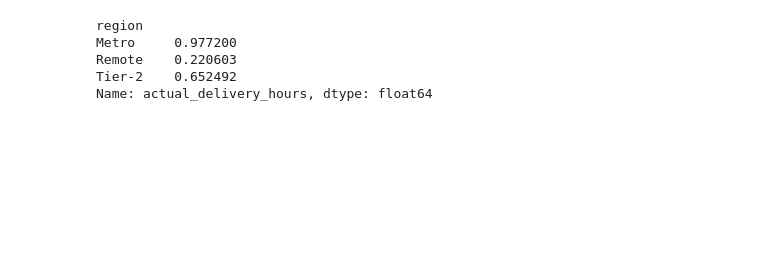
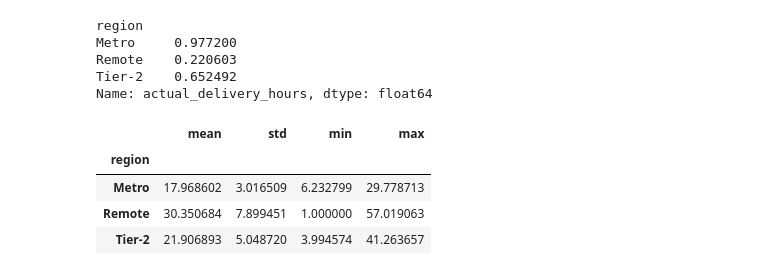
Before and after one commit to balaji27venkatesh-AI/portfolio-delivery-promise-decision-system, a Jupyter notebook: notebooks/02_synthetic_data_generation.ipynb, the cells around one changed output. Saved outputs shown, nothing was run; the diff lists cells and outputs as text; code cells hidden in the pictures; blank space fills up the shorter version.

```diff
--- a/notebooks/02_synthetic_data_generation.ipynb
+++ b/notebooks/02_synthetic_data_generation.ipynb
@@ -201,4 +204,14 @@ Metro     0.977200
 Remote    0.220603
 Tier-2    0.652492
 Name: actual_delivery_hours, dtype: float64
+# %%
+# Computing the summary statistics
+
+df.groupby("region")["actual_delivery_hours"].agg(["mean", "std", "min", "max"])
+# %% [output]
+|  | mean | std | min | max |
+| region |  |  |  |  |
+| Metro | 17.968602 | 3.016509 | 6.232799 | 29.778713 |
+| Remote | 30.350684 | 7.899451 | 1.000000 | 57.019063 |
+| Tier-2 | 21.906893 | 5.048720 | 3.994574 | 41.263657 |
 # %%
```
Also changed, not shown: parts of 17 cells of this notebook.
